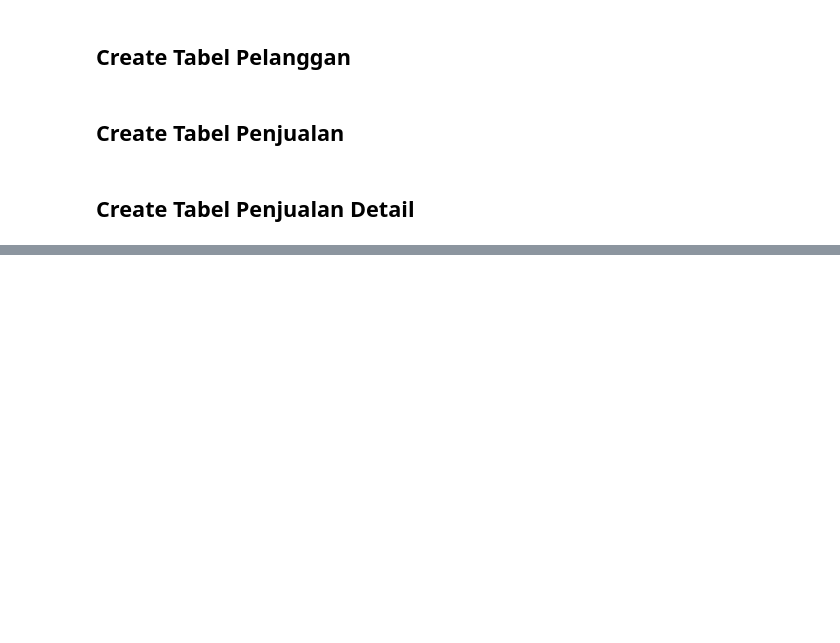
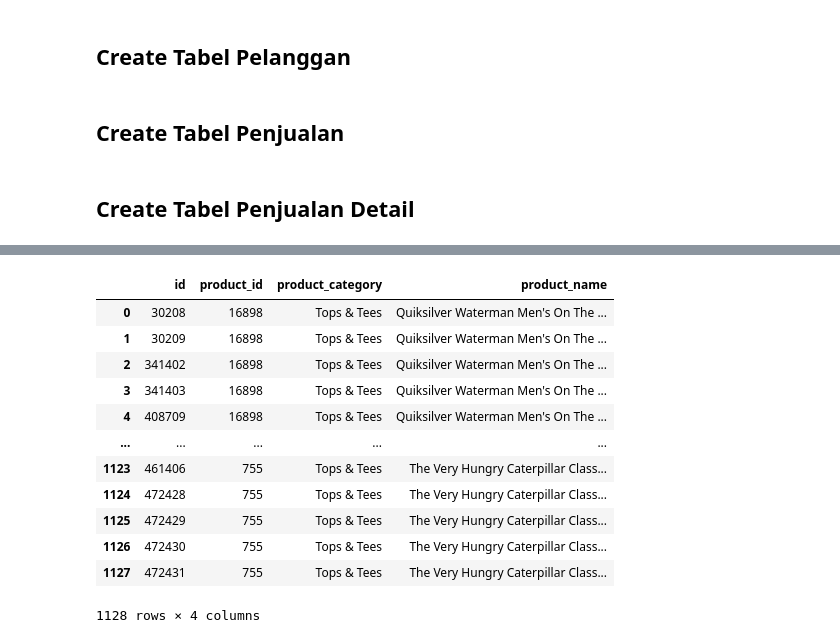
Before and after one commit to dsciencelabs/JNE_Data_Analytics_PySQL, a Jupyter notebook: jupyterlab/Pertemuan4_Bakti.ipynb, the cells around one changed output, grey strips where cells are left out. Cells and saved outputs as stored; diff of their text form; code cells hidden in the pictures; blank space fills up the shorter version.

```diff
--- a/jupyterlab/Pertemuan4_Bakti.ipynb
+++ b/jupyterlab/Pertemuan4_Bakti.ipynb
@@ -144,0 +337,25 @@ db2.commit()
+# %%
+# Perintah SQL
+sql = '''
+SELECT id,product_id, product_category, product_name
+  FROM `inventory_items`
+  WHERE product_retail_price <(SELECT AVG(product_retail_price)
+    FROM `inventory_items`)
+'''
+
+# Eksekusi perintah  SQL
+pd.read_sql(sql, en_co2)
+# %% [output]
+|  | id | product_id | product_category | product_name |
+| 0 | 30208 | 16898 | Tops & Tees | Quiksilver Waterman Men's On The ... |
+| 1 | 30209 | 16898 | Tops & Tees | Quiksilver Waterman Men's On The ... |
+| 2 | 341402 | 16898 | Tops & Tees | Quiksilver Waterman Men's On The ... |
+| 3 | 341403 | 16898 | Tops & Tees | Quiksilver Waterman Men's On The ... |
+| 4 | 408709 | 16898 | Tops & Tees | Quiksilver Waterman Men's On The ... |
+| ... | ... | ... | ... | ... |
+| 1123 | 461406 | 755 | Tops & Tees | The Very Hungry Caterpillar Class... |
+| 1124 | 472428 | 755 | Tops & Tees | The Very Hungry Caterpillar Class... |
+| 1125 | 472429 | 755 | Tops & Tees | The Very Hungry Caterpillar Class... |
+| 1126 | 472430 | 755 | Tops & Tees | The Very Hungry Caterpillar Class... |
+| 1127 | 472431 | 755 | Tops & Tees | The Very Hungry Caterpillar Class... |
+1128 rows × 4 columns
```
Also changed, not shown: parts of 18 cells of this notebook, 16 other files.
